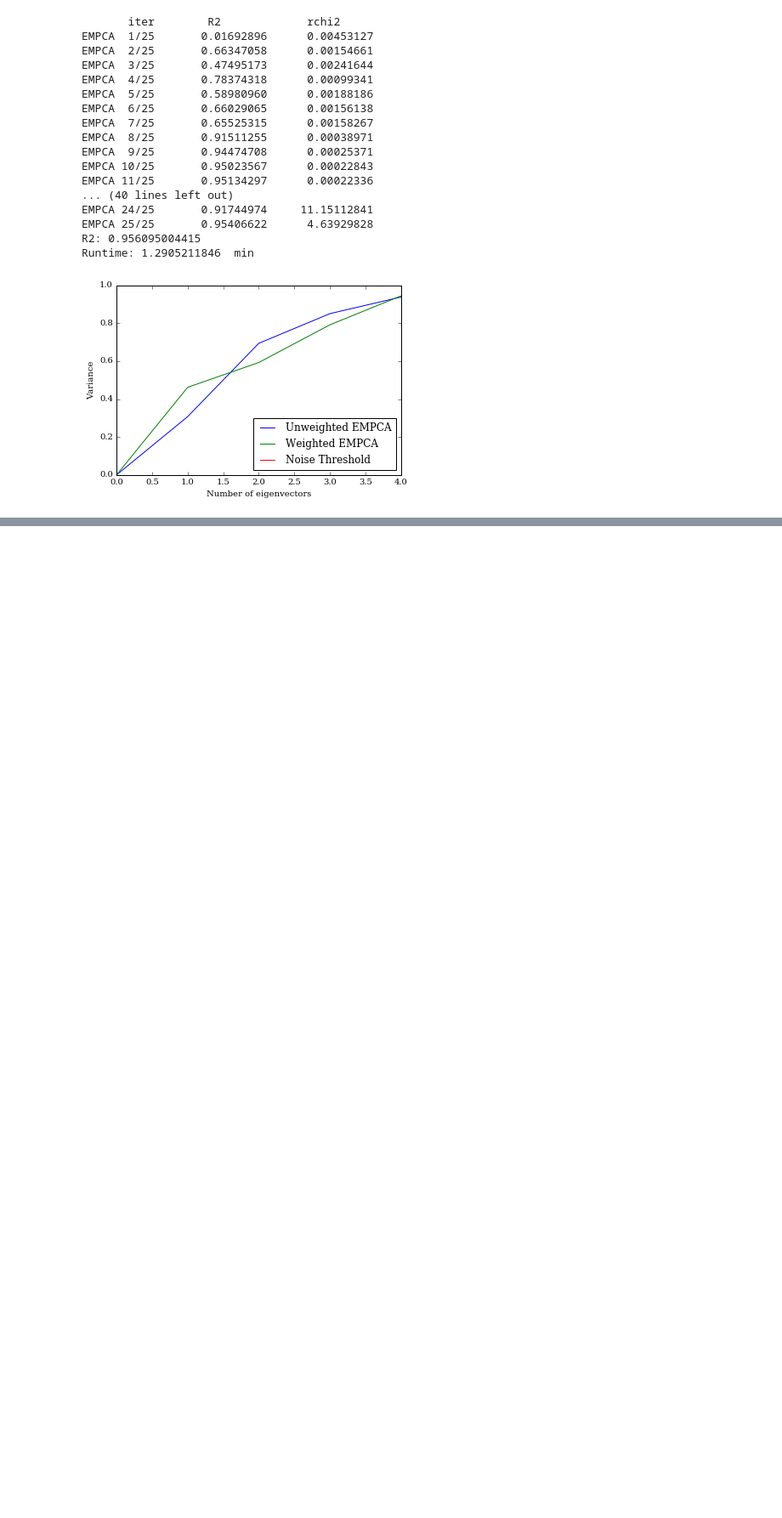
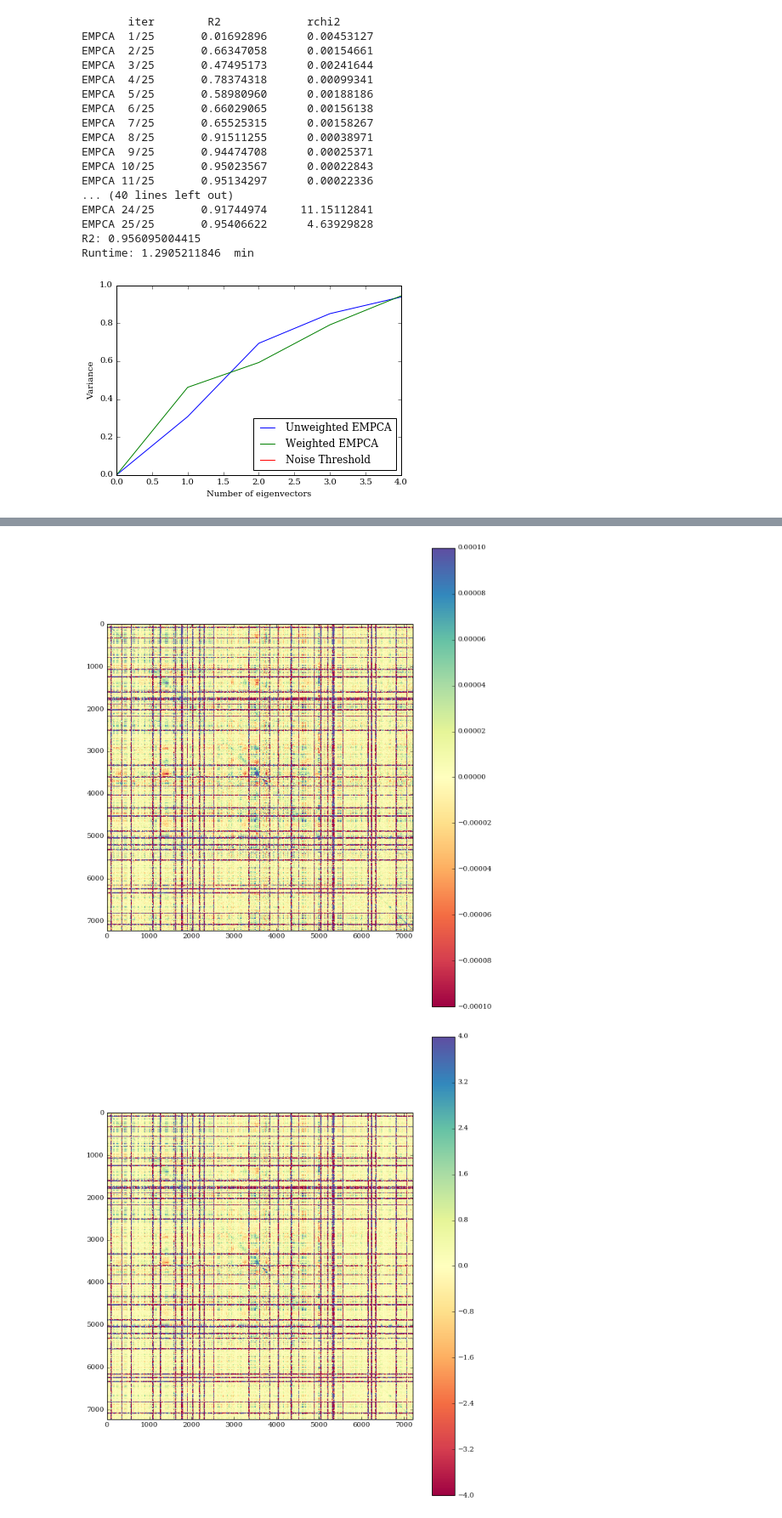
Before and after one commit to NatalieP-J/rcapogee-plots, a Jupyter notebook: Open Cluster Plots.ipynb, the cells around one changed output, grey strips where cells are left out. Shown at 85% size. Cells and saved outputs as stored; diff of their text form; code cells hidden in the pictures; blank space fills up the shorter version.

Commit message:
Added plots of the covariance matrices from each cluster separately - total result looks very different from what was previously found

```diff
--- a/Open Cluster Plots.ipynb
+++ b/Open Cluster Plots.ipynb
@@ -119,0 +213,73 @@ if hidefigs:
+# %%
+residcov = np.ma.cov(allresids.T)
+normresidcov = np.ma.cov(allresids.T/allsigmas.T)
+# %%
+rcovlim = 1e-4
+nrcovlim = 4
+# %%
+# Plot covariance of raw pixel residuals
+plt.figure(figsize=(10,12))
+plt.imshow(residcov,interpolation='nearest',cmap = 'Spectral',vmax=rcovlim,vmin=-rcovlim)
+plt.colorbar()
+plt.savefig('./{0}/covariance_order{1}_seed{2}_cross{3}.png'.format(starsample.type, starsample.order,starsample.seed,starsample.cross))
+if hidefigs:
+    plt.close()
+
+# Plot covariance of residuals divided by pixel flux uncertainty
+plt.figure(figsize=(10,12))
+plt.imshow(normresidcov,interpolation='nearest',cmap = 'Spectral',vmax=nrcovlim,vmin=-nrcovlim)
+plt.colorbar()
+plt.savefig('./{0}/normcovariance_order{1}_seed{2}_cross{3}.png'.format(starsample.type, starsample.order,starsample.seed,starsample.cross))
+if hidefigs:
+    plt.close()
+
+# Plot diagonal of covariance of raw pixel residuals
+plt.figure(figsize=(16,4))
+diag = np.array([residcov[i,i] for i in range(len(residcov))])
+plt.plot(diag)
+plt.xlim(0,len(diag))
+plt.xlabel('Pixel')
+plt.ylabel('Variance')
+plt.savefig('./{0}/covariance_diag_order{1}_seed{2}_cross{3}.png'.format(starsample.type, starsample.order,starsample.seed,starsample.cross))
+if hidefigs:
+    plt.close()
+
+# Plot diagonal of  covariance of residuals divided by pixel flux uncertainty
+plt.figure(figsize=(16,4))
+normdiag = np.array([normresidcov[i,i] for i in range(len(normresidcov))])
+plt.plot(normdiag,linewidth = 0.5)
+plt.xlim(0,len(normdiag))
+plt.ylim(0,10)
+plt.xlabel('Pixel')
+plt.ylabel('Variance')
+plt.savefig('./{0}/normcovariance_diag_order{1}_seed{2}_cross{3}.png'.format(starsample.type, starsample.order,starsample.seed,starsample.cross))
+if hidefigs:
+    plt.close()
+
+# Plot two slices of the covariance matrices
+samppix = 3700
+plt.figure(figsize=(16,8))
+plt.plot(residcov[samppix]/np.max(residcov[samppix]),label = 'Raw residual, peak = {0}'.format(np.max(residcov[samppix])))
+plt.plot(normresidcov[samppix]/np.max(normresidcov[samppix]),label = 'Sigma normalized residual, peak = {0}'.format(np.max(normresidcov[samppix])))
+plt.axvline(samppix,color='red')
+plt.ylabel('Covariance at pixel {0} normalized to peak'.format(samppix))
+plt.xlabel('Pixel')
+plt.xlim(samppix-100,samppix+100)
+plt.legend(loc = 'best')
+plt.savefig('./{0}/covariancepix{1}_order{2}_seed{3}_cross{4}.png'.format(starsample.type, samppix,starsample.order,starsample.seed,starsample.cross))
+if hidefigs:
+    plt.close()
+
+samppix = 6000
+plt.figure(figsize=(16,8))
+plt.plot(residcov[samppix]/np.max(residcov[samppix]),label = 'Raw residual, peak = {0}'.format(np.max(residcov[samppix])))
+plt.plot(normresidcov[samppix]/np.max(normresidcov[samppix]),label = 'Sigma normalized residual, peak = {0}'.format(np.max(normresidcov[samppix])))
+plt.axvline(samppix,color='red')
+plt.ylabel('Covariance at pixel {0} normalized to peak'.format(samppix))
+plt.xlabel('Pixel')
+plt.xlim(samppix-100,samppix+100)
+plt.legend(loc = 'best')
+plt.savefig('./{0}/covariancepix{1}_order{2}_seed{3}_cross{4}.png'.format(starsample.type, samppix,starsample.order,starsample.seed,starsample.cross))
+if hidefigs:
+    plt.close()
+# %% [output]
@@ -119,0 +301,2 @@ if hidefigs:
+[figure, added]
+[figure, added]
```
Also changed, not shown: parts of 2 cells of this notebook.
